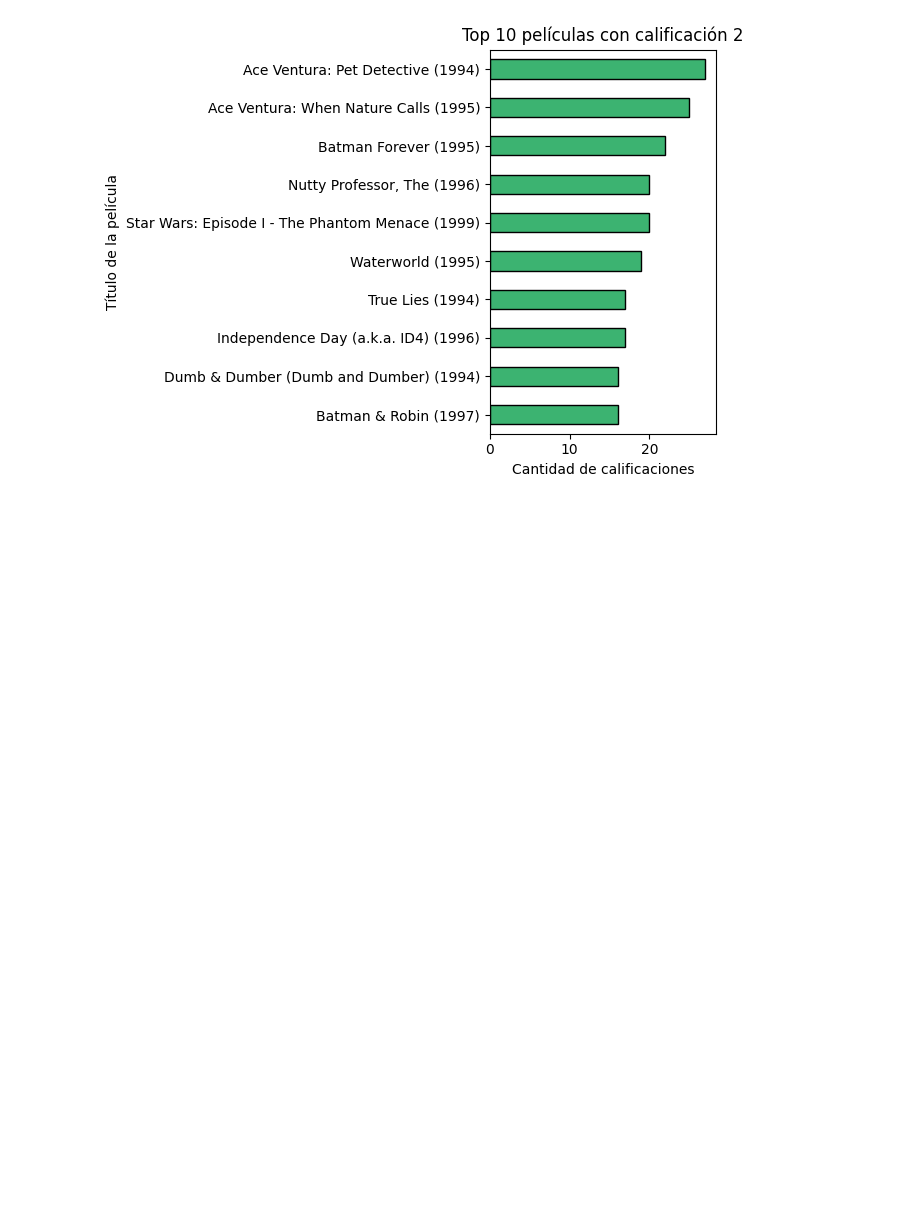
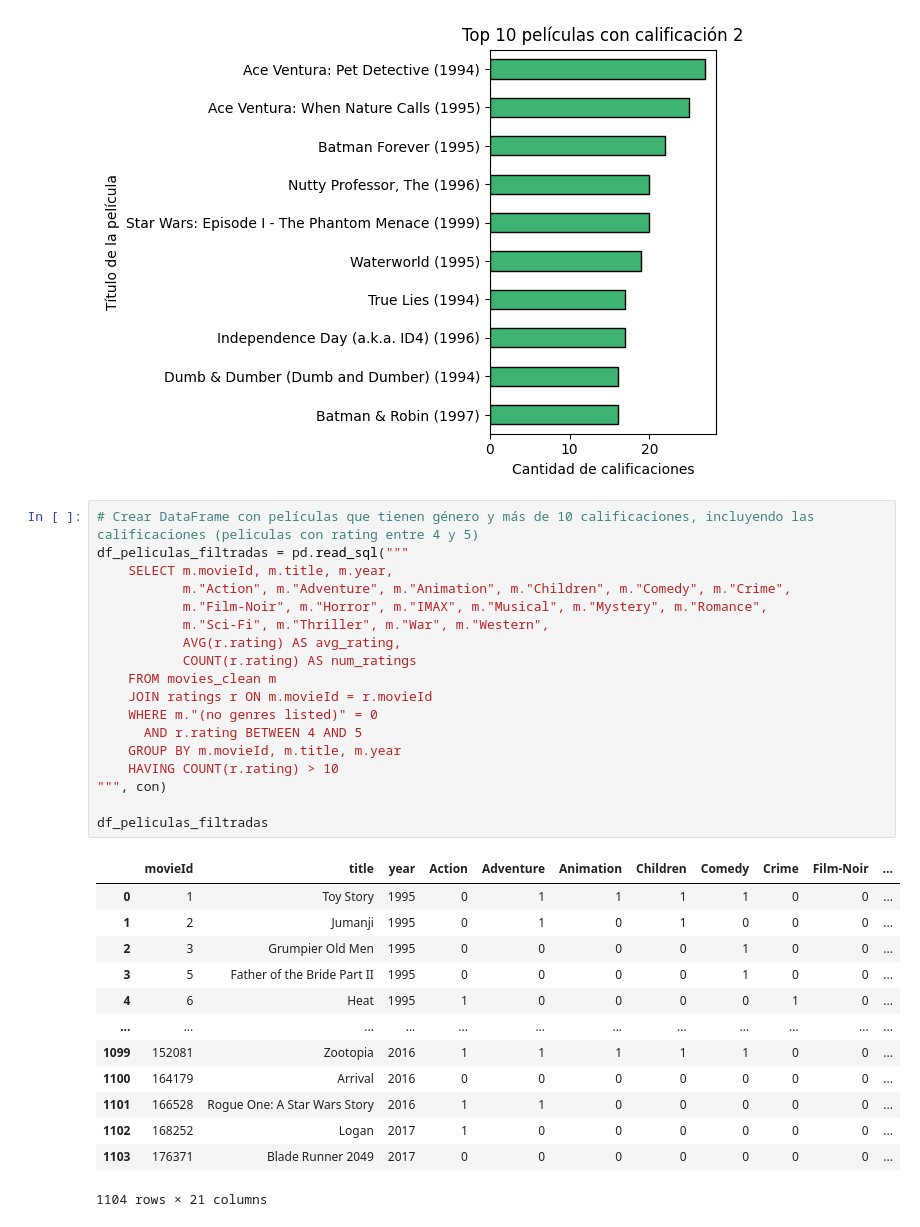
Before and after one commit to ValentinaJimenezTorres/A3_marketing, a Jupyter notebook: b_exploracion_limpieza.ipynb, the cells around one changed output. Cells and saved outputs as stored; diff of their text form; blank space fills up the shorter version.

```diff
--- a/b_exploracion_limpieza.ipynb
+++ b/b_exploracion_limpieza.ipynb
@@ -700,3 +814,35 @@ Top películas con calificación = 2:
 | 19 | Coneheads (1993) | 13 |
 <Figure size 1000x500 with 0 Axes>
 [figure]
+# %%
+# Crear DataFrame con películas que tienen género y más de 10 calificaciones, incluyendo las calificaciones (peliculas con rating entre 4 y 5)
+df_peliculas_filtradas = pd.read_sql("""
+    SELECT m.movieId, m.title, m.year,
+           m."Action", m."Adventure", m."Animation", m."Children", m."Comedy", m."Crime",
+           m."Film-Noir", m."Horror", m."IMAX", m."Musical", m."Mystery", m."Romance",
+           m."Sci-Fi", m."Thriller", m."War", m."Western",
+           AVG(r.rating) AS avg_rating,
+           COUNT(r.rating) AS num_ratings
+    FROM movies_clean m
+    JOIN ratings r ON m.movieId = r.movieId
+    WHERE m."(no genres listed)" = 0
+      AND r.rating BETWEEN 4 AND 5
+    GROUP BY m.movieId, m.title, m.year
+    HAVING COUNT(r.rating) > 10
+""", con)
+
+df_peliculas_filtradas
+# %% [output]
+|  | movieId | title | year | Action | Adventure | Animation | Children | Comedy | Crime | Film-Noir | ... |
+| 0 | 1 | Toy Story | 1995 | 0 | 1 | 1 | 1 | 1 | 0 | 0 | ... |
+| 1 | 2 | Jumanji | 1995 | 0 | 1 | 0 | 1 | 0 | 0 | 0 | ... |
+| 2 | 3 | Grumpier Old Men | 1995 | 0 | 0 | 0 | 0 | 1 | 0 | 0 | ... |
+| 3 | 5 | Father of the Bride Part II | 1995 | 0 | 0 | 0 | 0 | 1 | 0 | 0 | ... |
+| 4 | 6 | Heat | 1995 | 1 | 0 | 0 | 0 | 0 | 1 | 0 | ... |
+| ... | ... | ... | ... | ... | ... | ... | ... | ... | ... | ... | ... |
+| 1099 | 152081 | Zootopia | 2016 | 1 | 1 | 1 | 1 | 1 | 0 | 0 | ... |
+| 1100 | 164179 | Arrival | 2016 | 0 | 0 | 0 | 0 | 0 | 0 | 0 | ... |
+| 1101 | 166528 | Rogue One: A Star Wars Story | 2016 | 1 | 1 | 0 | 0 | 0 | 0 | 0 | ... |
+| 1102 | 168252 | Logan | 2017 | 1 | 0 | 0 | 0 | 0 | 0 | 0 | ... |
+| 1103 | 176371 | Blade Runner 2049 | 2017 | 0 | 0 | 0 | 0 | 0 | 0 | 0 | ... |
+1104 rows × 21 columns
```
Also changed, not shown: parts of 6 cells of this notebook, 1 other file.
